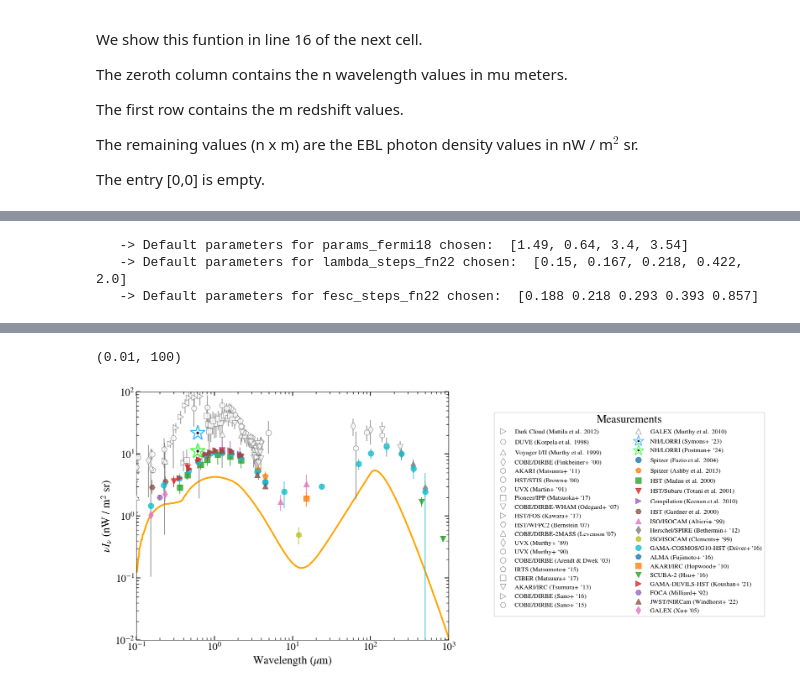
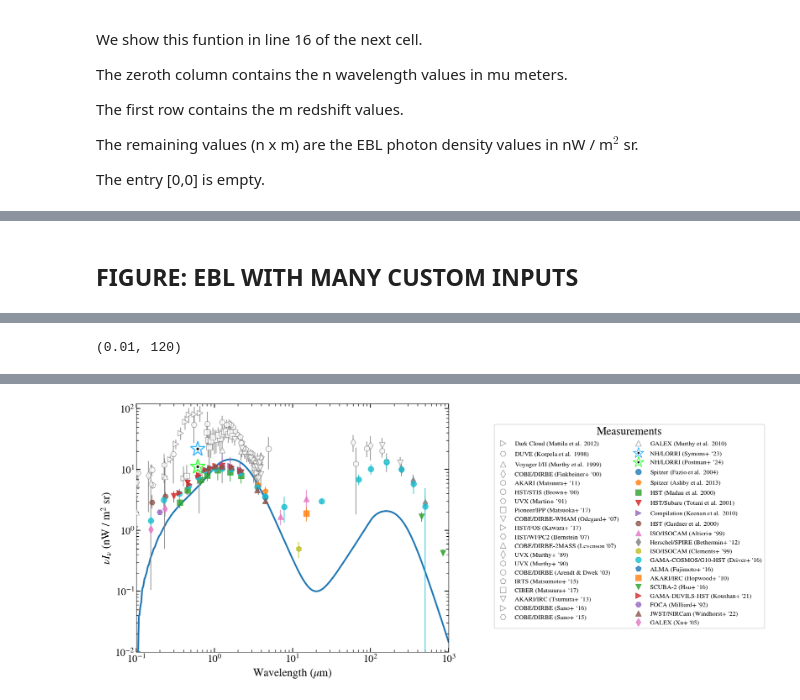
Before and after one commit to saraporrasbedmar/niebla, a Jupyter notebook: notebooks/ebl_outputs.ipynb, the cells around one changed output, grey strips where cells are left out. Saved outputs shown, nothing was run; the diff lists cells and outputs as text; code cells hidden in the pictures.

```diff
--- a/notebooks/ebl_outputs.ipynb
+++ b/notebooks/ebl_outputs.ipynb
@@ -82,6 +81,6 @@ def read_config_file(ConfigFile):
     return parsed_yaml
 
 # We initialize the class with the input file
-config_data = read_config_file(input_file_dir + 'notebooks/input_example.yml')
+config_data = read_config_file('notebooks/input_example.yml')
 ebl_class = ebl_model.EBL_model.input_yaml_data_into_class(config_data, log_prints=True)
 # %% [output]
@@ -467,20 +447,30 @@ config_data
+# %% [markdown]
+## FIGURE: EBL WITH MANY CUSTOM INPUTS
 # %%
 fig_cob, ax_cob = plt.subplots(figsize=(10, 8))
 
 def metall_funct_custom(zz, params):
     return params[0] * zz**params[1]
 
+def custom_dust_abs(wv, zz):
+    return (0.1 * zz + wv) * (wv > 0.1)
+
 dict_inputs = {
-    'dust_abs_models': ['finke2022'],
+    'dust_abs_models': custom_dust_abs,
     'dust_abs_params': None,
     'dust_reem': True,
-    'dust_reem_parametrization': {'library': 'notebooks/dustreemtest/'},
+    'dust_reem_parametrization': {'library': 'notebooks/minimal_example/dust_reem_minimal/'},
     'metall_formula': metall_funct_custom,
     'metall_params': [0.003, -0.2],
     'name': 'Example custom',
-    'sfr_formula': 'ci[0]*(1 + zz)**ci[1]',
-    'sfr_params': [0.02, -0.1],
-    'ssp': {'ssp_type': 'example_SB99'}}
+    'sfr_formula': 'ci[0]*(1 + zz)**ci[1] / (1 + ((1 + zz) / ci[2]) ** ci[3])',
+    'sfr_params': [ 0.02, 2.7, 2.9, 5.6],
+    'ssp': {
+      'ssp_type': 'generic',
+      'path_ssp': 'notebooks/minimal_example/ssp_minimal/',
+      'ignore_rows': 0,
+      'total_stellar_mass': 0,  # (dex)
+      'L_lambda': False}}
 
 
 measurements.ebl(
@@ -494,7 +484,7 @@ freq_array_ebl = np.log10(3e8 / (waves_ebl * 1e-6))
 ebl_class.ebl_ssp_calculation(dict_inputs)
 
 ax_cob.plot(waves_ebl, ebl_class.ebl_ssp_spline(waves_ebl, 0.),
-            linestyle='-', color=colors[nkey % len(colors)], lw=3)
+            linestyle='-', lw=3)
 
 
 
@@ -505,5 +495,5 @@ plt.xlabel(r'Wavelength ($\mu$m)')
 plt.ylabel(r'$\nu I_{\nu}$ (nW / m$^2$ sr)')
 
 plt.xlim([.1, 1000])
-plt.ylim(1e-2, 100)
+plt.ylim(bottom=1e-2, top=120)
 # %% [output]
@@ -515,3 +518 @@ plt.ylim(1e-2, 100)
-   -> Default parameters for params_fermi18 chosen:  [1.49, 0.64, 3.4, 3.54]
-   -> Default parameters for lambda_steps_fn22 chosen:  [0.15, 0.167, 0.218, 0.422, 2.0]
-   -> Default parameters for fesc_steps_fn22 chosen:  [0.188 0.218 0.293 0.393 0.857]
+(0.01, 120)
@@ -531,2 +519 @@ plt.ylim(1e-2, 100)
-(0.01, 100)
-[figure, old version]
+[figure, new version]
```
Also changed, not shown: parts of 7 cells of this notebook, 5 other files.
